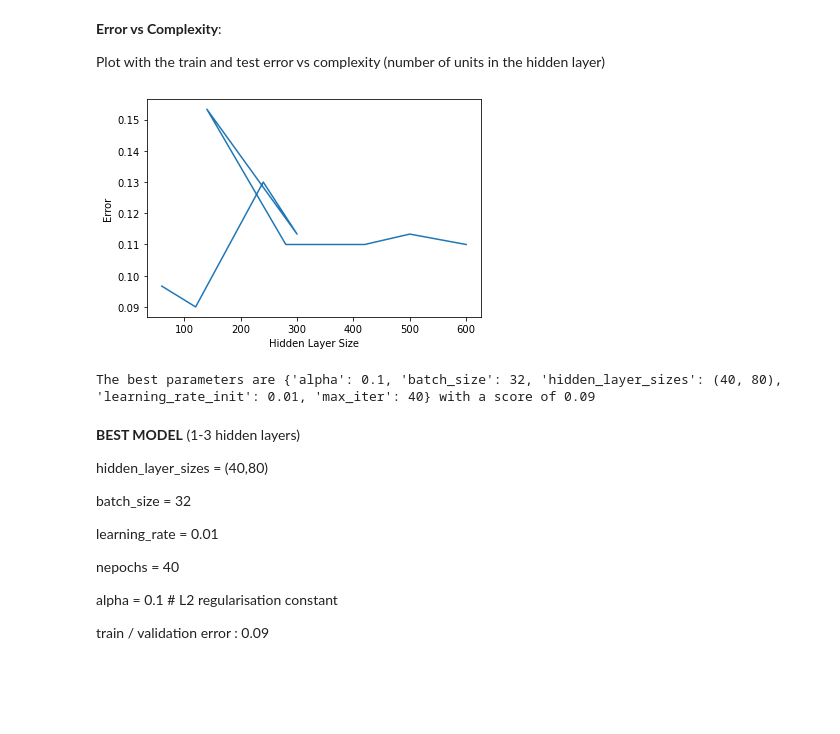
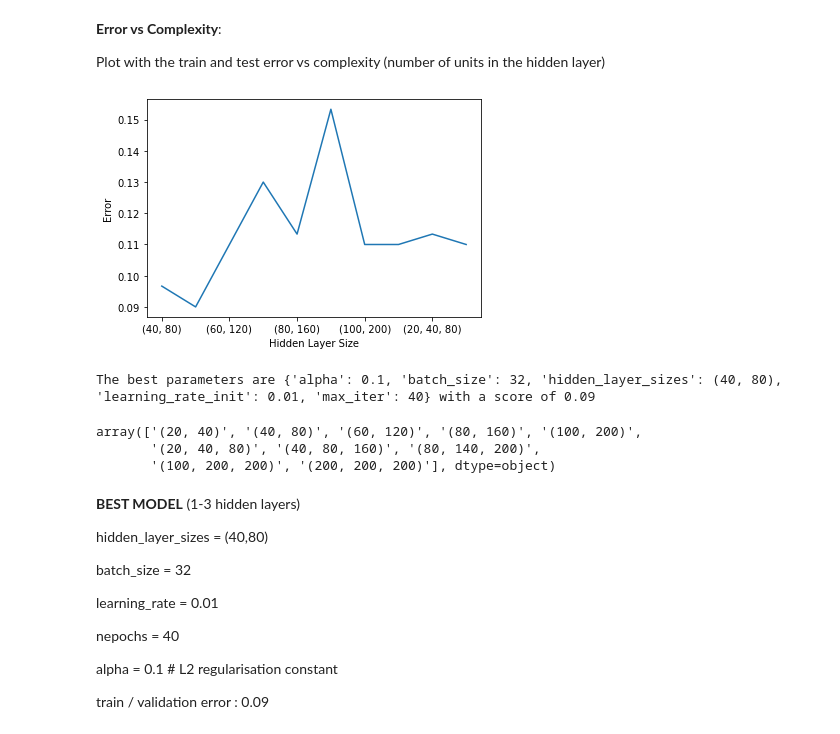
Before and after one commit to PatCH0816/TSM_DeLearn, a Jupyter notebook: exercises/exercise4/Exercise 3/model_selection_stud.ipynb, the cells around one changed output. Cells and saved outputs as stored; diff of their text form; code cells hidden in the pictures; blank space fills up the shorter version.

```diff
--- a/exercises/exercise4/Exercise 3/model_selection_stud.ipynb
+++ b/exercises/exercise4/Exercise 3/model_selection_stud.ipynb
@@ -429,25 +429,32 @@ Plot with the train and test error vs complexity (number of units in the hidden
 # %%
 ### START YOUR CODE ###
 
 import pandas as pd
 
 best_scores = pd.DataFrame(best_scores)
 
-plt.plot(best_scores['hidden_layer_size'].apply(sum), best_scores['error_rate'])
+plt.plot(best_scores['error_rate'])
 plt.xlabel("Hidden Layer Size")
 plt.ylabel("Error")
+plt.gca().set_xticklabels(best_scores['hidden_layer_size'].apply(str).values)
 plt.show()
 
 best_error = best_scores['error_rate'].min()
 best_params = best_scores[best_scores['error_rate']==best_error]['params'].values[0]
 print("The best parameters are %s with a score of %0.2f"
       % (best_params, best_error))
 
 
 ### END YOUR CODE ###
 # %% [output]
-[figure, old version]
+[figure, new version]
 The best parameters are {'alpha': 0.1, 'batch_size': 32, 'hidden_layer_sizes': (40, 80), 'learning_rate_init': 0.01, 'max_iter': 40} with a score of 0.09
+# %%
+best_scores['hidden_layer_size'].apply(str).values
+# %% [output]
+array(['(20, 40)', '(40, 80)', '(60, 120)', '(80, 160)', '(100, 200)',
+       '(20, 40, 80)', '(40, 80, 160)', '(80, 140, 200)',
+       '(100, 200, 200)', '(200, 200, 200)'], dtype=object)
 # %% [markdown]
 __BEST MODEL__ (1-3 hidden layers)
 
```
